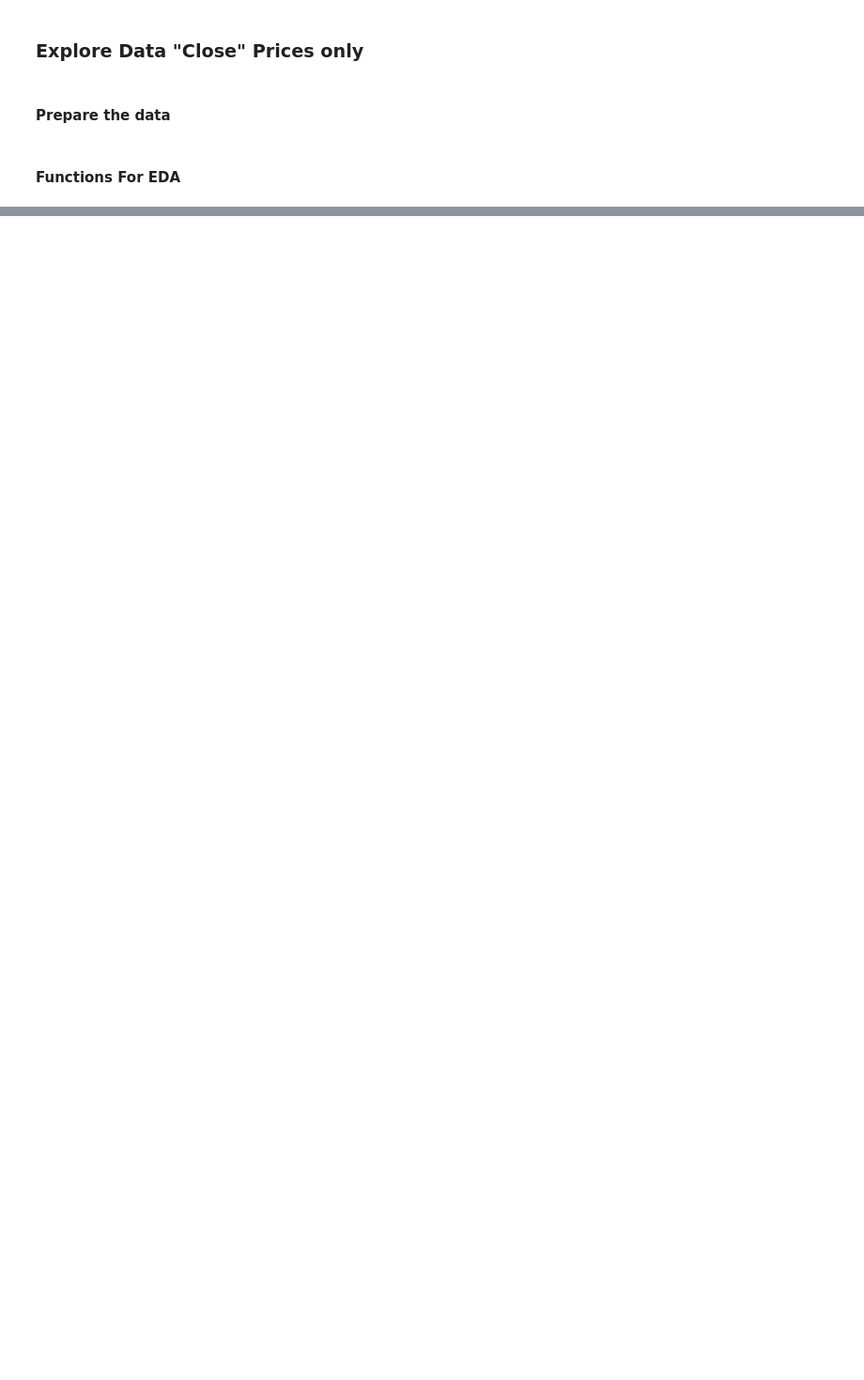
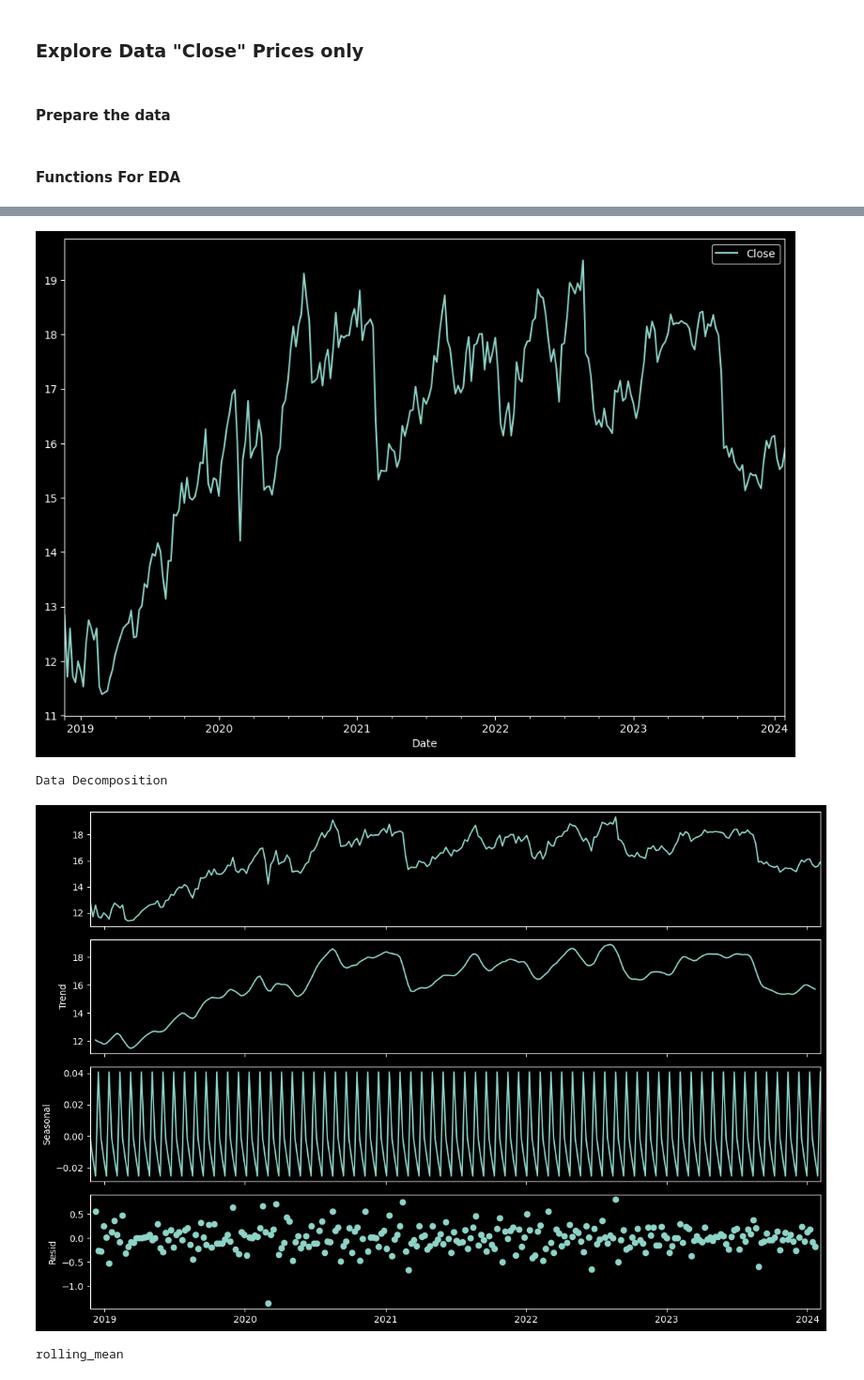
Before and after one commit to VeraLyu2022/iod, a Jupyter notebook: project 2/col eda and fucntion project2.ipynb, the cells around one changed output, grey strips where cells are left out. Shown at 94% size. Drawn from its saved outputs; the diff is of its cells as text; code cells hidden in the pictures; blank space fills up the shorter version.

```diff
--- a/project 2/col eda and fucntion project2.ipynb
+++ b/project 2/col eda and fucntion project2.ipynb
@@ -244,0 +300,3 @@ def eda_df(df, seasonal_period, rolling_window):
+# %%
+eda_df(close_w, 4, 4)
+# %% [output]
@@ -244,0 +320,4 @@ def eda_df(df, seasonal_period, rolling_window):
+[figure, added]
+Data Decomposition
+[figure, added]
+rolling_mean
```
Also changed, not shown: parts of 13 cells of this notebook.
